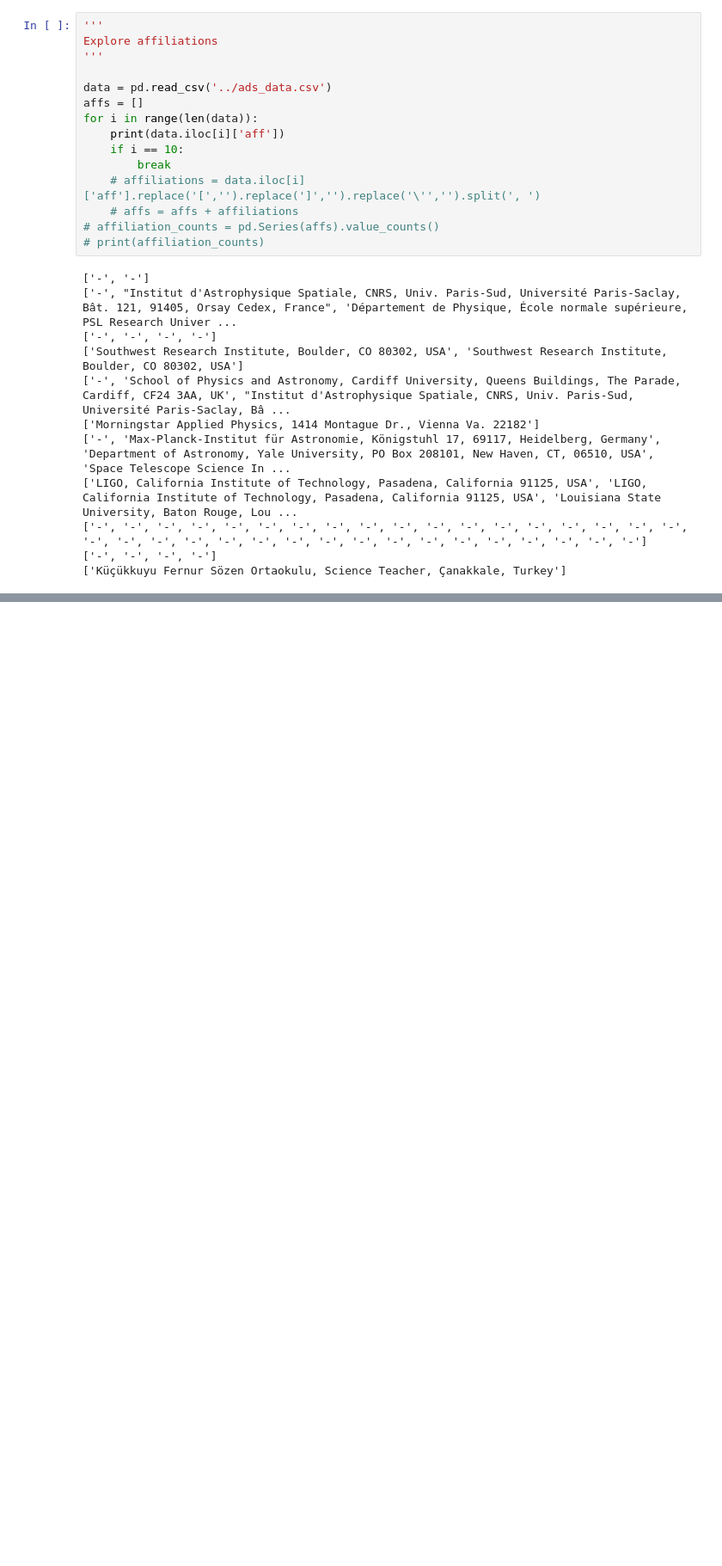
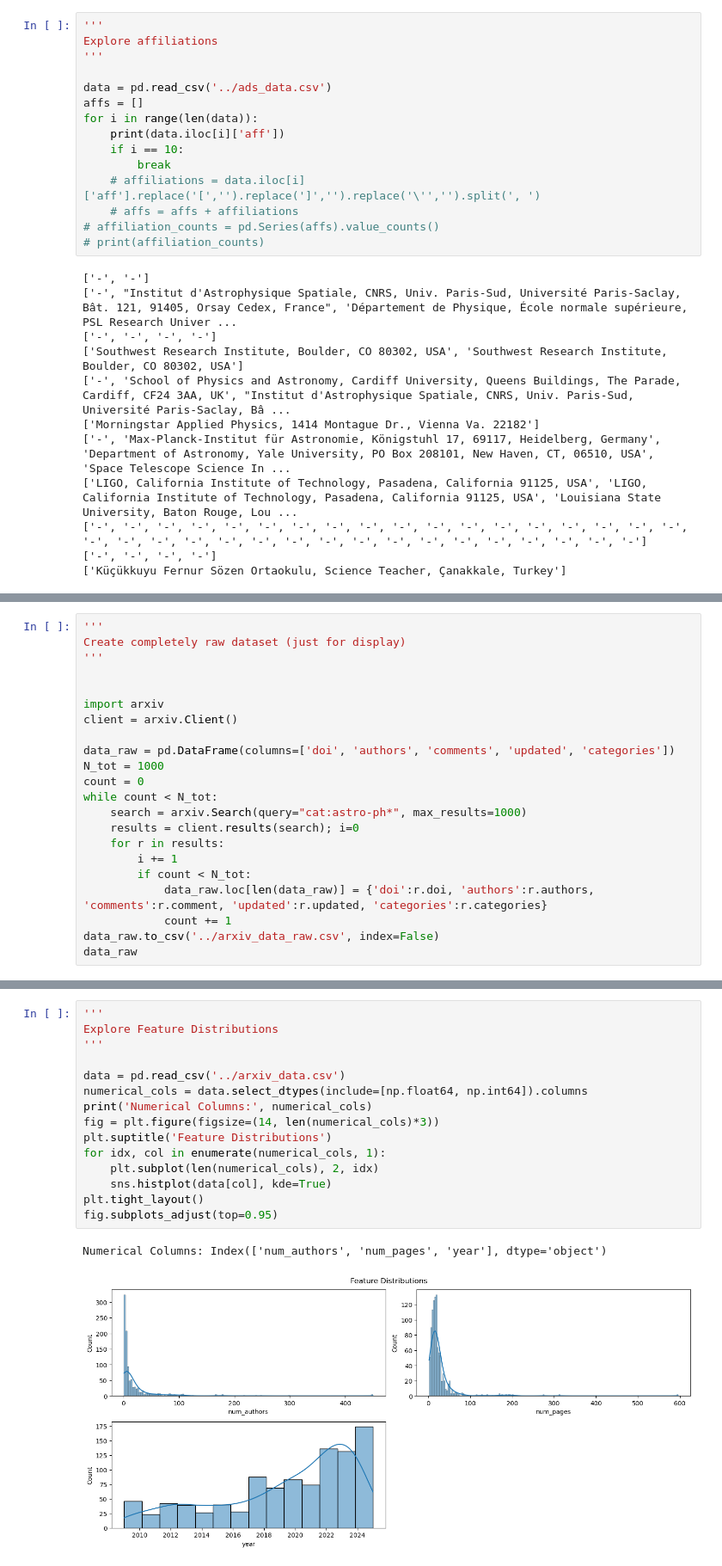
Before and after one commit to LDZuckerman/AstroPublicationTrends, a Jupyter notebook: Exploratory_Data_Analysis.ipynb, the cells around one changed output, grey strips where cells are left out. Shown: that part at 86% size. Drawn from its saved outputs; the diff is of its cells as text; blank space fills up the shorter version.

```diff
--- a/Exploratory_Data_Analysis.ipynb
+++ b/Exploratory_Data_Analysis.ipynb
@@ -188,0 +292,22 @@ for i in range(len(data)):
+# %%
+'''
+Create completely raw dataset (just for display)
+'''
+
+
+import arxiv
+client = arxiv.Client()
+
+data_raw = pd.DataFrame(columns=['doi', 'authors', 'comments', 'updated', 'categories'])
+N_tot = 1000
+count = 0
+while count < N_tot:
+    search = arxiv.Search(query="cat:astro-ph*", max_results=1000)
+    results = client.results(search); i=0
+    for r in results:
+        i += 1
+        if count < N_tot:
+            data_raw.loc[len(data_raw)] = {'doi':r.doi, 'authors':r.authors, 'comments':r.comment, 'updated':r.updated, 'categories':r.categories}
+            count += 1
+data_raw.to_csv('../arxiv_data_raw.csv', index=False)
+data_raw
@@ -188,0 +377,18 @@ for i in range(len(data)):
+# %%
+'''
+Explore Feature Distributions
+'''
+
+data = pd.read_csv('../arxiv_data.csv')
+numerical_cols = data.select_dtypes(include=[np.float64, np.int64]).columns
+print('Numerical Columns:', numerical_cols)
+fig = plt.figure(figsize=(14, len(numerical_cols)*3))
+plt.suptitle('Feature Distributions')
+for idx, col in enumerate(numerical_cols, 1):
+    plt.subplot(len(numerical_cols), 2, idx)
+    sns.histplot(data[col], kde=True)
+plt.tight_layout()
+fig.subplots_adjust(top=0.95)
+# %% [output]
+Numerical Columns: Index(['num_authors', 'num_pages', 'year'], dtype='object')
+[figure, added]
```
Also changed, not shown: parts of 12 cells of this notebook, 5 other files.
